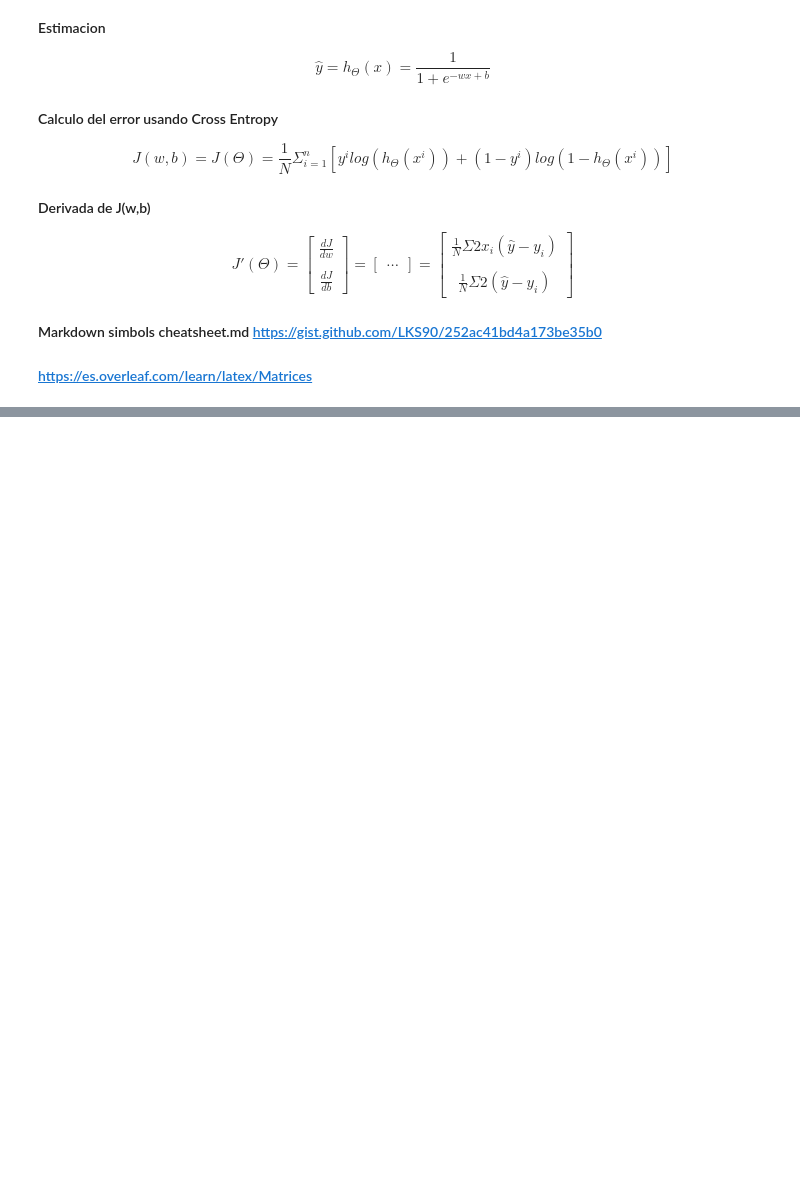
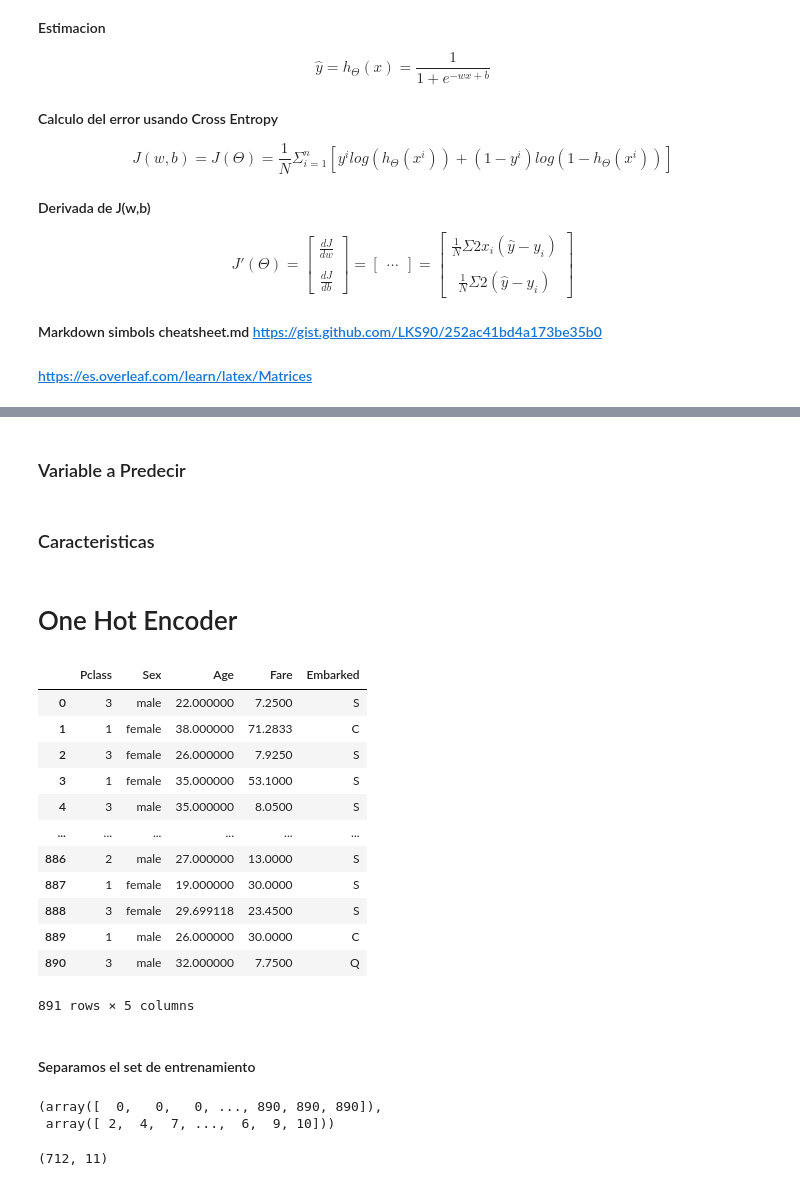
Before and after one commit to LeonardoBolanos/machine_learning_s3_2024, a Jupyter notebook: notebooks/5.0-lobr-titanic-logistic-regresion.ipynb, the cells around one changed output, grey strips where cells are left out. Drawn from its saved outputs; the diff is of its cells as text; code cells hidden in the pictures; blank space fills up the shorter version.

```diff
--- a/notebooks/5.0-lobr-titanic-logistic-regresion.ipynb
+++ b/notebooks/5.0-lobr-titanic-logistic-regresion.ipynb
@@ -417,2 +288,0 @@ print(acc)
-# %%
-df=df[["PassengerId",	"Survived",	"Pclass",	"Name",	"Sex",	"Age",	"SibSp",	"Parch",	"Ticket",	"Fare",	"Embarked"]]
@@ -424,0 +387,2 @@ X_train.shape
+# %%
+df=df[["Pclass","Sex",	"Age","Fare",	"Embarked"]]
@@ -424,0 +442,2 @@ X_train.shape
+# %% [markdown]
+### Variable a Predecir
@@ -424,0 +447,2 @@ X_train.shape
+# %% [markdown]
+### Caracteristicas
@@ -424,0 +452,2 @@ X_train.shape
+# %% [markdown]
+# One Hot Encoder
@@ -424,0 +457,18 @@ X_train.shape
+# %%
+X
+# %% [output]
+|  | Pclass | Sex | Age | Fare | Embarked |
+| 0 | 3 | male | 22.000000 | 7.2500 | S |
+| 1 | 1 | female | 38.000000 | 71.2833 | C |
+| 2 | 3 | female | 26.000000 | 7.9250 | S |
+| 3 | 1 | female | 35.000000 | 53.1000 | S |
+| 4 | 3 | male | 35.000000 | 8.0500 | S |
+| ... | ... | ... | ... | ... | ... |
+| 886 | 2 | male | 27.000000 | 13.0000 | S |
+| 887 | 1 | female | 19.000000 | 30.0000 | S |
+| 888 | 3 | female | 29.699118 | 23.4500 | S |
+| 889 | 1 | male | 26.000000 | 30.0000 | C |
+| 890 | 3 | male | 32.000000 | 7.7500 | Q |
+891 rows × 5 columns
+# %% [markdown]
+#### Separamos el set de entrenamiento
@@ -424,0 +487,11 @@ X_train.shape
+# %%
+transformed_X.nonzero()
+# %% [output]
+(array([  0,   0,   0, ..., 890, 890, 890]),
+ array([ 2,  4,  7, ...,  6,  9, 10]))
+# %%
+# Split trian (find parameters to minimize the cost function) and test 20 %
+X_train, X_test, y_train, y_test = train_test_split(transformed_X, y, test_size = .2, random_state = 42)
+X_train.shape
+# %% [output]
+(712, 11)
```
Also changed, not shown: parts of 39 cells of this notebook.
